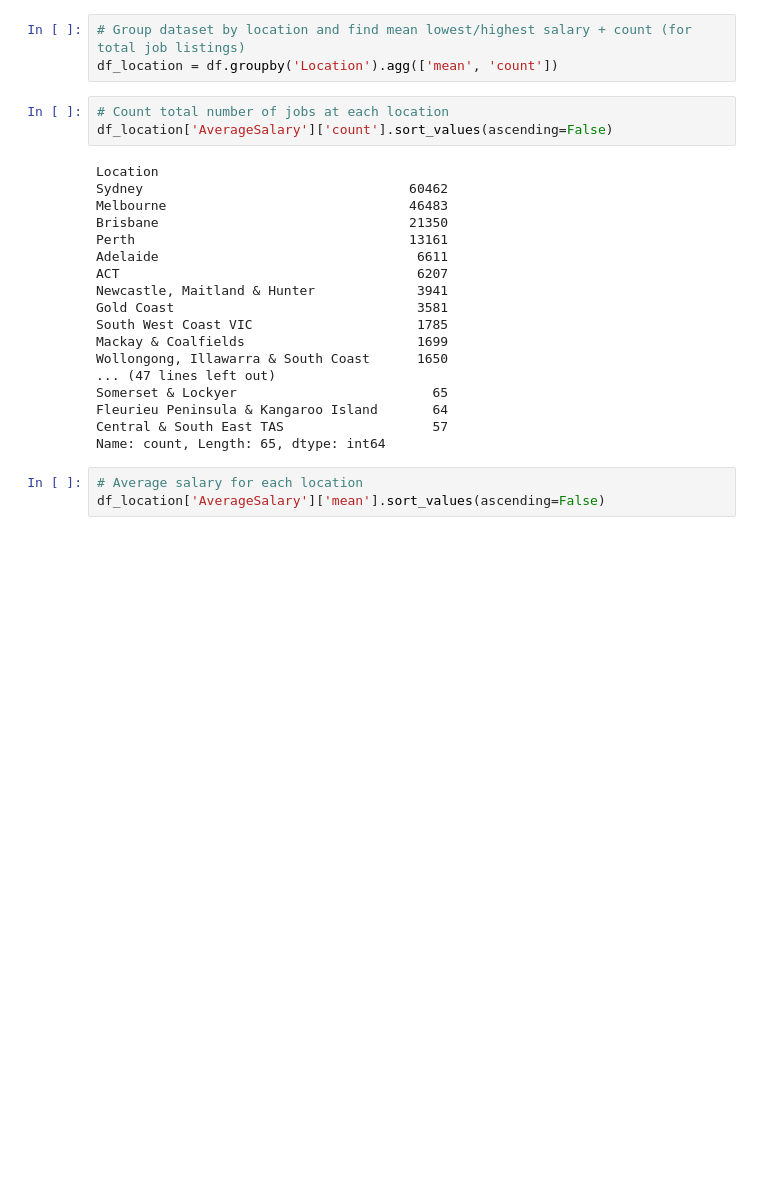
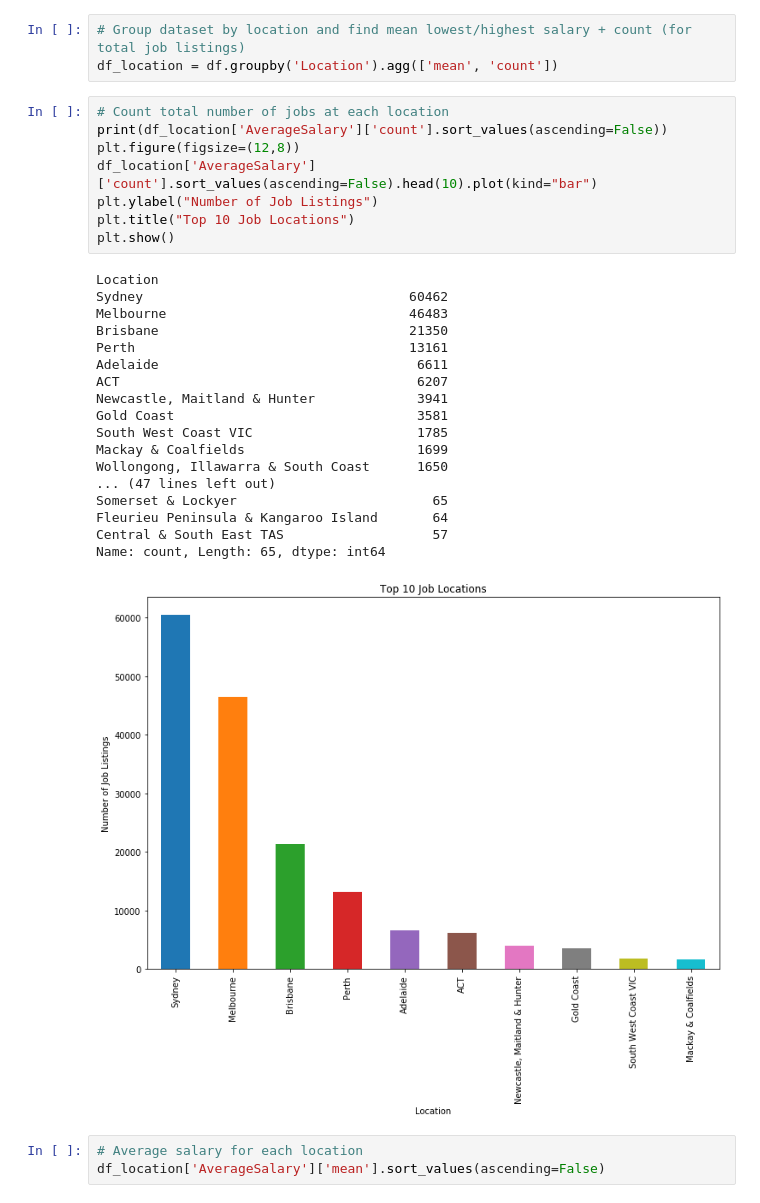
Before and after one commit to connorf25/Big-Data-Analysis, a Jupyter notebook: Assignment/Assignment.ipynb, the cells around one changed output. Saved outputs shown, nothing was run; the diff lists cells and outputs as text; blank space fills up the shorter version.

```diff
--- a/Assignment/Assignment.ipynb
+++ b/Assignment/Assignment.ipynb
@@ -275,25 +276,31 @@ plt.show()
 df_location = df.groupby('Location').agg(['mean', 'count'])
 # %%
 # Count total number of jobs at each location
-df_location['AverageSalary']['count'].sort_values(ascending=False)
+print(df_location['AverageSalary']['count'].sort_values(ascending=False))
+plt.figure(figsize=(12,8))
+df_location['AverageSalary']['count'].sort_values(ascending=False).head(10).plot(kind="bar")
+plt.ylabel("Number of Job Listings")
+plt.title("Top 10 Job Locations")
+plt.show()
 # %% [output]
 Location
 Sydney                                  60462
 Melbourne                               46483
 Brisbane                                21350
 Perth                                   13161
 Adelaide                                 6611
 ACT                                      6207
 Newcastle, Maitland & Hunter             3941
 Gold Coast                               3581
 South West Coast VIC                     1785
 Mackay & Coalfields                      1699
 Wollongong, Illawarra & South Coast      1650
 ... (47 lines left out)
 Somerset & Lockyer                         65
 Fleurieu Peninsula & Kangaroo Island       64
 Central & South East TAS                   57
 Name: count, Length: 65, dtype: int64
+[figure, added]
 # %%
 # Average salary for each location
 df_location['AverageSalary']['mean'].sort_values(ascending=False)
```
Also changed, not shown: parts of 3 cells of this notebook, 5 other files.
